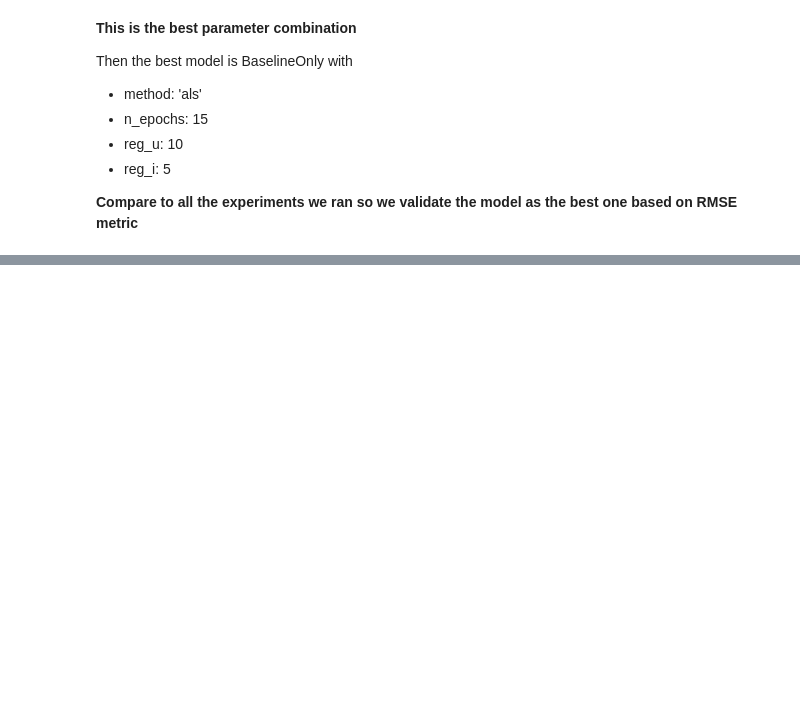
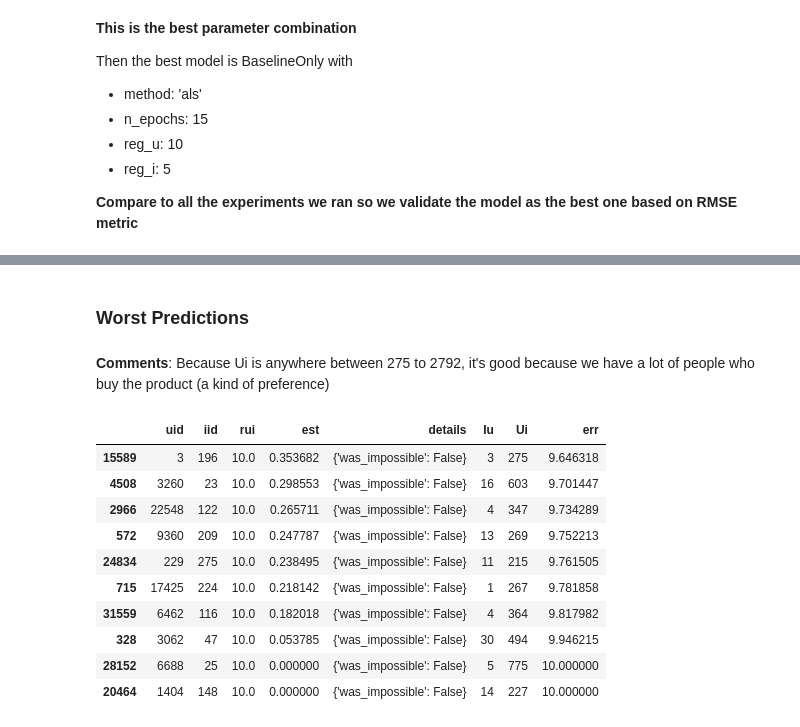
Before and after one commit to IvanNardini/modelops-aws-web-endpoint-hosted, a Jupyter notebook: notebooks/01_training.ipynb, the cells around one changed output, grey strips where cells are left out. Saved outputs shown, nothing was run; the diff lists cells and outputs as text; code cells hidden in the pictures; blank space fills up the shorter version.

```diff
--- a/notebooks/01_training.ipynb
+++ b/notebooks/01_training.ipynb
@@ -591,0 +568,18 @@ run_id, experiment_id = mlflow_tracker (data, algo, 'Trained', bsl_options, para
+# %% [markdown]
+### Worst Predictions
+# %% [markdown]
+**Comments**: Because Ui is anywhere between 275 to 2792, it's good because we have a lot of people who buy the product (a kind of preference)
+# %%
+worst_predictions
+# %% [output]
+|  | uid | iid | rui | est | details | Iu | Ui | err |
+| 15589 | 3 | 196 | 10.0 | 0.353682 | {'was_impossible': False} | 3 | 275 | 9.646318 |
+| 4508 | 3260 | 23 | 10.0 | 0.298553 | {'was_impossible': False} | 16 | 603 | 9.701447 |
+| 2966 | 22548 | 122 | 10.0 | 0.265711 | {'was_impossible': False} | 4 | 347 | 9.734289 |
+| 572 | 9360 | 209 | 10.0 | 0.247787 | {'was_impossible': False} | 13 | 269 | 9.752213 |
+| 24834 | 229 | 275 | 10.0 | 0.238495 | {'was_impossible': False} | 11 | 215 | 9.761505 |
+| 715 | 17425 | 224 | 10.0 | 0.218142 | {'was_impossible': False} | 1 | 267 | 9.781858 |
+| 31559 | 6462 | 116 | 10.0 | 0.182018 | {'was_impossible': False} | 4 | 364 | 9.817982 |
+| 328 | 3062 | 47 | 10.0 | 0.053785 | {'was_impossible': False} | 30 | 494 | 9.946215 |
+| 28152 | 6688 | 25 | 10.0 | 0.000000 | {'was_impossible': False} | 5 | 775 | 10.000000 |
+| 20464 | 1404 | 148 | 10.0 | 0.000000 | {'was_impossible': False} | 14 | 227 | 10.000000 |
```
Also changed, not shown: parts of 31 cells of this notebook, 2 other files.
